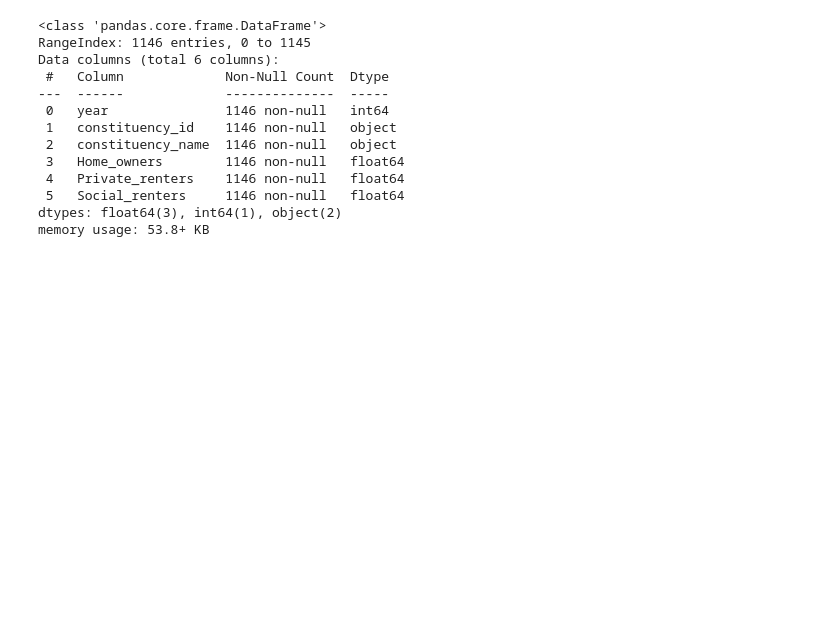
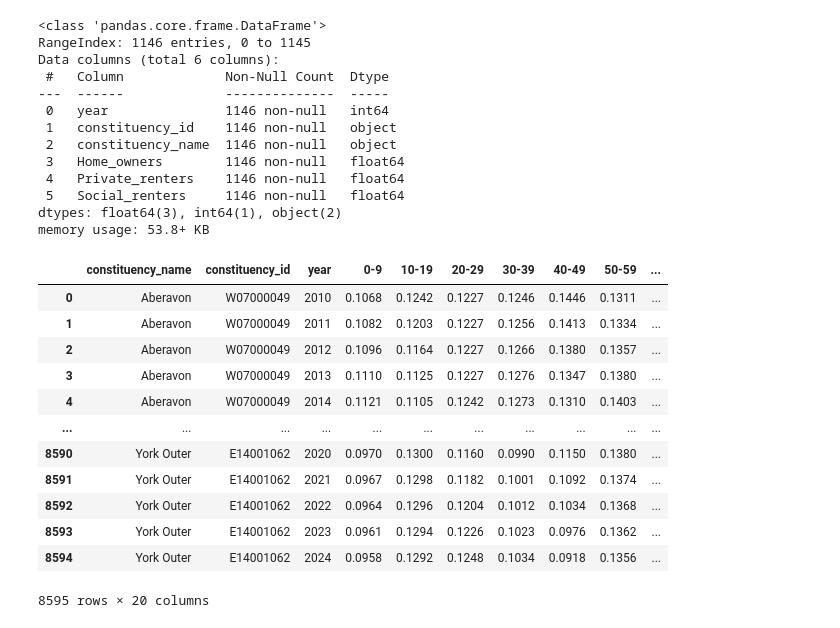
Before and after one commit to willgreen93/UK_election, a Jupyter notebook: notebooks/preprocessing/preprocess_demographic_data.ipynb, the cells around one changed output. Cells and saved outputs as stored; diff of their text form; code cells hidden in the pictures; blank space fills up the shorter version.

```diff
--- a/notebooks/preprocessing/preprocess_demographic_data.ipynb
+++ b/notebooks/preprocessing/preprocess_demographic_data.ipynb
@@ -228,3 +230,19 @@ final_merged_df = pd.merge(interpolated_age_df, interpolated_living_df, on=['con
                   .merge(interpolate_ethicity_df, on=['constituency_id', 'year','constituency_name'], how='inner')
 # %%
 final_merged_df.to_csv('/Users/andreabrumana/code/willgreen93/UK_election/raw_data/preprocessed/preprocessed_interpolated_census_data.csv', index=False)
+# %%
+final_merged_df
+# %% [output]
+|  | constituency_name | constituency_id | year | 0-9 | 10-19 | 20-29 | 30-39 | 40-49 | 50-59 | ... |
+| 0 | Aberavon | W07000049 | 2010 | 0.1068 | 0.1242 | 0.1227 | 0.1246 | 0.1446 | 0.1311 | ... |
+| 1 | Aberavon | W07000049 | 2011 | 0.1082 | 0.1203 | 0.1227 | 0.1256 | 0.1413 | 0.1334 | ... |
+| 2 | Aberavon | W07000049 | 2012 | 0.1096 | 0.1164 | 0.1227 | 0.1266 | 0.1380 | 0.1357 | ... |
+| 3 | Aberavon | W07000049 | 2013 | 0.1110 | 0.1125 | 0.1227 | 0.1276 | 0.1347 | 0.1380 | ... |
+| 4 | Aberavon | W07000049 | 2014 | 0.1121 | 0.1105 | 0.1242 | 0.1273 | 0.1310 | 0.1403 | ... |
+| ... | ... | ... | ... | ... | ... | ... | ... | ... | ... | ... |
+| 8590 | York Outer | E14001062 | 2020 | 0.0970 | 0.1300 | 0.1160 | 0.0990 | 0.1150 | 0.1380 | ... |
+| 8591 | York Outer | E14001062 | 2021 | 0.0967 | 0.1298 | 0.1182 | 0.1001 | 0.1092 | 0.1374 | ... |
+| 8592 | York Outer | E14001062 | 2022 | 0.0964 | 0.1296 | 0.1204 | 0.1012 | 0.1034 | 0.1368 | ... |
+| 8593 | York Outer | E14001062 | 2023 | 0.0961 | 0.1294 | 0.1226 | 0.1023 | 0.0976 | 0.1362 | ... |
+| 8594 | York Outer | E14001062 | 2024 | 0.0958 | 0.1292 | 0.1248 | 0.1034 | 0.0918 | 0.1356 | ... |
+8595 rows × 20 columns
```
Also changed, not shown: parts of 2 cells of this notebook, 14 other files.
